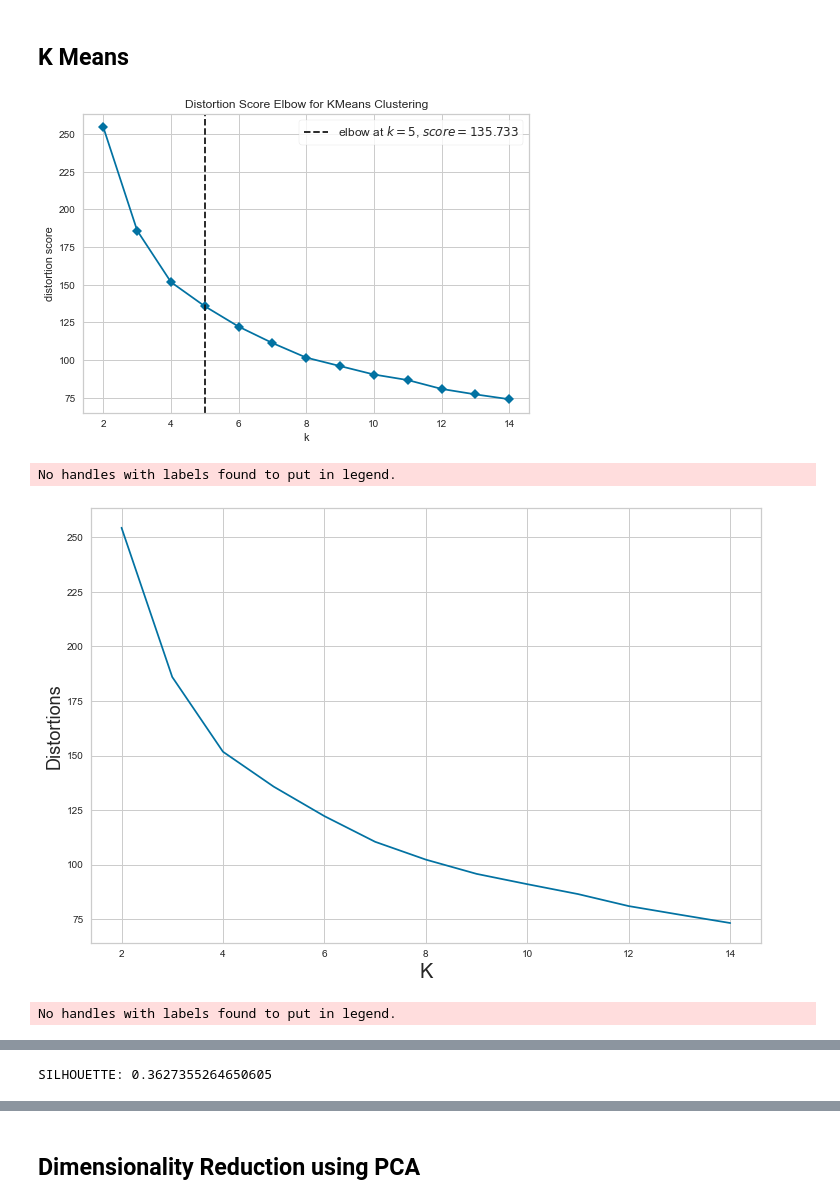
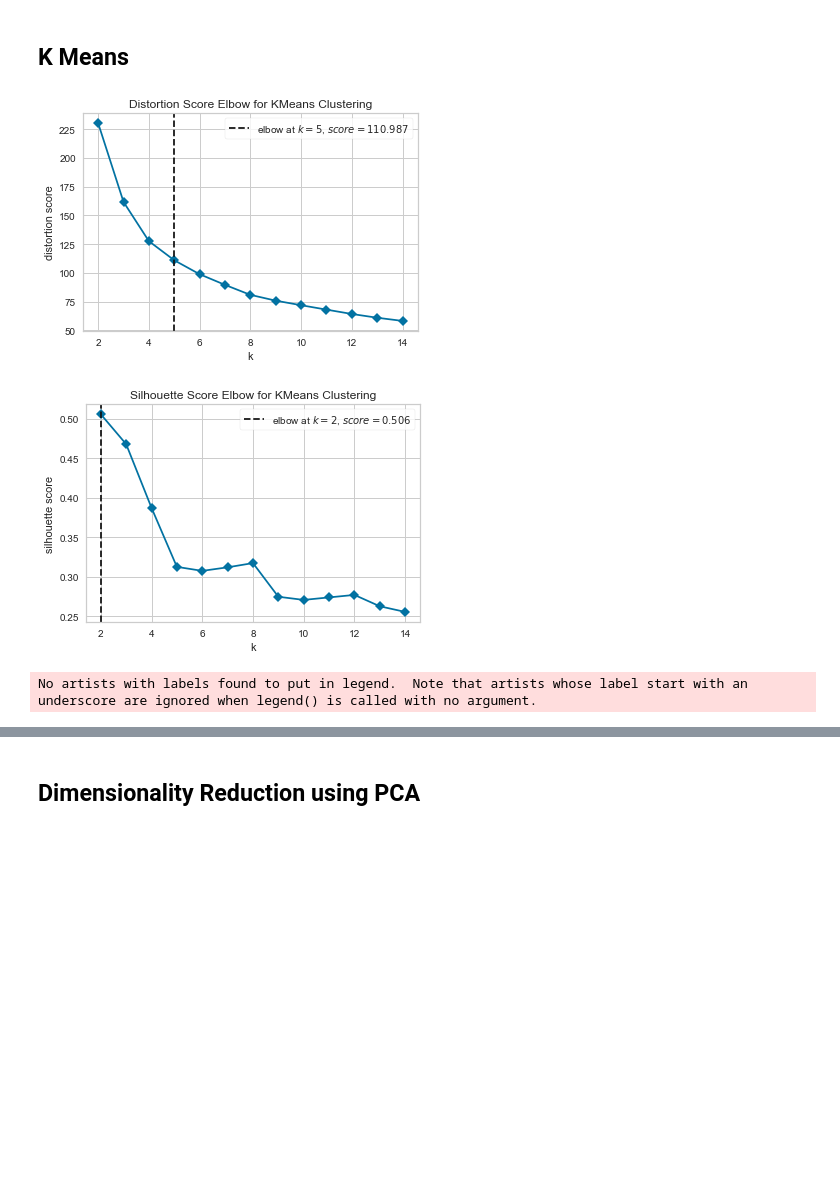
Before and after one commit to stefanobianco12/Data-Mining-Project, a Jupyter notebook: Clustering.ipynb, the cells around one changed output, grey strips where cells are left out. Saved outputs shown, nothing was run; the diff lists cells and outputs as text; code cells hidden in the pictures; blank space fills up the shorter version.

Commit message:
new dataset and clustering

```diff
--- a/Clustering.ipynb
+++ b/Clustering.ipynb
@@ -75,6 +76,13 @@ def Elbow_vis(ndf):
     vis = KElbowVisualizer(model, k=(2,k_max), metric='distortion', timings=False)
     vis.fit(ndf)
     vis.show()
+# %%
+def Silhoulette_vis(ndf):
+    k_max =15
+    model = KMeans()
+    vis = KElbowVisualizer(model, k=(2,k_max), metric='silhouette', timings=False)
+    vis.fit(ndf)
+    vis.show()
 # %%
 def Elbow_Method(ndf):
     distortions = []
@@ -540,5 +762,8 @@ df_11 = pd.read_csv('dataset/Customer_2011.csv', sep=',', index_col=0)
 # %%
-corr_columns = ['avgSpentMonth','MeanItemMonth','NSessionsMonth']
+#corr_columns = ['avgSpentMonth','MeanItemMonth','NSessionsMonth']
+#corr_columns = ['avgSpentMonth','MeanItemMonth','NSessionsMonth','Min','Max','MaxItem','MinItem','DistinctItem','TotSpent','MeanTimeGap','MaxSessionsMonth'
+#               ,'TotItem']
+corr_columns = ['TotItem','MeanItemMonth','NSessionsMonth','avgSpentMonth','MaxItem','MinItem','TotSpent']
 df_11.drop(corr_columns, axis=1, inplace=True)
 df_11.info()
 # %% [output]
@@ -576,11 +817,11 @@ ndf_11=normalization(df_11)
 # %%
 distortions_11=Elbow_Method(ndf_11)
 sil_list_11=K_Silhoulette(ndf_11)
 Elbow_vis(ndf_11)
-plot_elbow(distortions_11)
+Silhoulette_vis(ndf_11)
+#plot_elbow(distortions_11)
 plot_silhoulette(sil_list_11)
 # %% [output]
-[figure, old version]
+[figure, new version]
+[figure, new version]
-No handles with labels found to put in legend.
+No artists with labels found to put in legend.  Note that artists whose label start with an underscore are ignored when legend() is called with no argument.
-[figure, old version]
-No handles with labels found to put in legend.
@@ -588,4 +828,0 @@ No handles with labels found to put in legend.
-# %%
-labels,centers,cluster_col=K_Means(4,ndf_11,df_11,sil_list_11)
-# %% [output]
-SILHOUETTE: 0.3627355264650605
```
Also changed, not shown: parts of 54 cells of this notebook, 5 other files.
